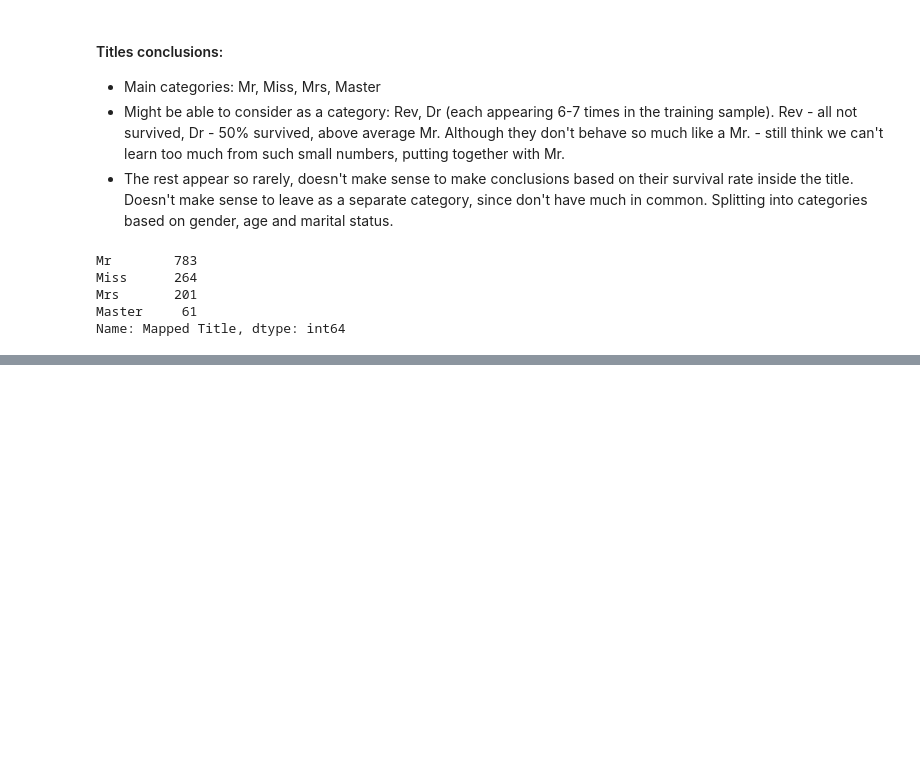
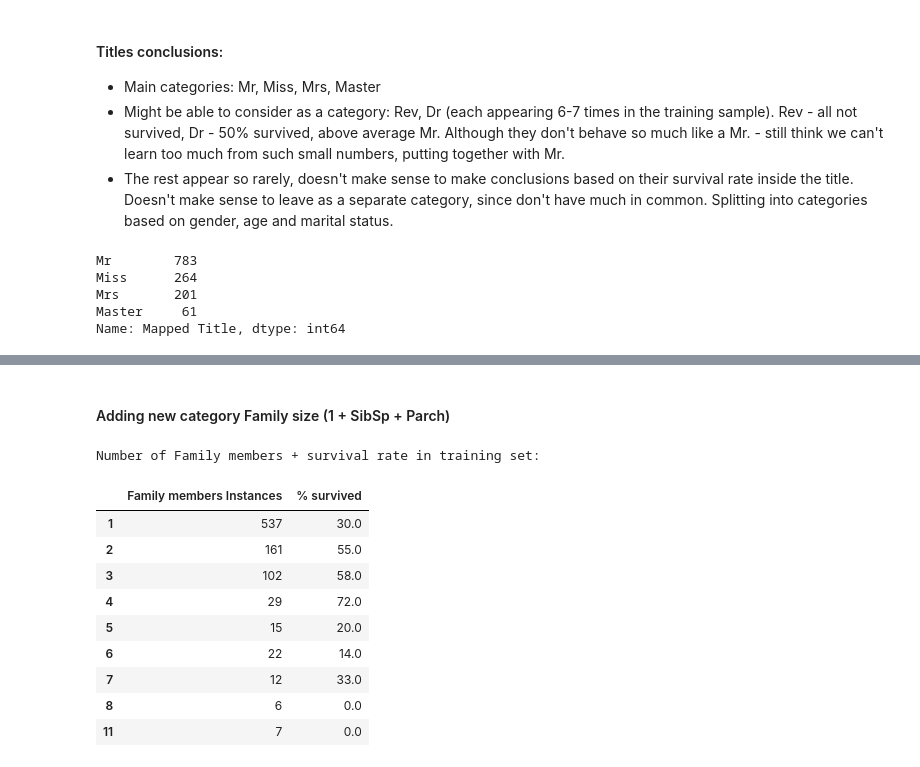
Before and after one commit to yoni2k/ml-kaggle-challenges, a Jupyter notebook: titanic/Advanced feature engineering.ipynb, the cells around one changed output, grey strips where cells are left out. Saved outputs shown, nothing was run; the diff lists cells and outputs as text; code cells hidden in the pictures; blank space fills up the shorter version.

```diff
--- a/titanic/Advanced feature engineering.ipynb
+++ b/titanic/Advanced feature engineering.ipynb
@@ -157,0 +276,22 @@ Name: Mapped Title, dtype: int64
+# %% [markdown]
+#### Adding new category Family size (1 + SibSp + Parch)
+# %%
+train['Family size'] = 1 + train['Parch'] + train['SibSp']
+test['Family size'] = 1 + test['Parch'] + test['SibSp']
+both['Family size'] = 1 + both['Parch'] + both['SibSp']
+# %%
+print('Number of Family members + survival rate in training set:')
+pd.DataFrame({'Family members Instances' :train['Family size'].value_counts(),
+              '% survived': round(train.groupby(by='Family size')['Survived'].mean()*100)})
+# %% [output]
+Number of Family members + survival rate in training set:
+|  | Family members Instances | % survived |
+| 1 | 537 | 30.0 |
+| 2 | 161 | 55.0 |
+| 3 | 102 | 58.0 |
+| 4 | 29 | 72.0 |
+| 5 | 15 | 20.0 |
+| 6 | 22 | 14.0 |
+| 7 | 12 | 33.0 |
+| 8 | 6 | 0.0 |
+| 11 | 7 | 0.0 |
```
Also changed, not shown: parts of 18 cells of this notebook, 2 other files.
